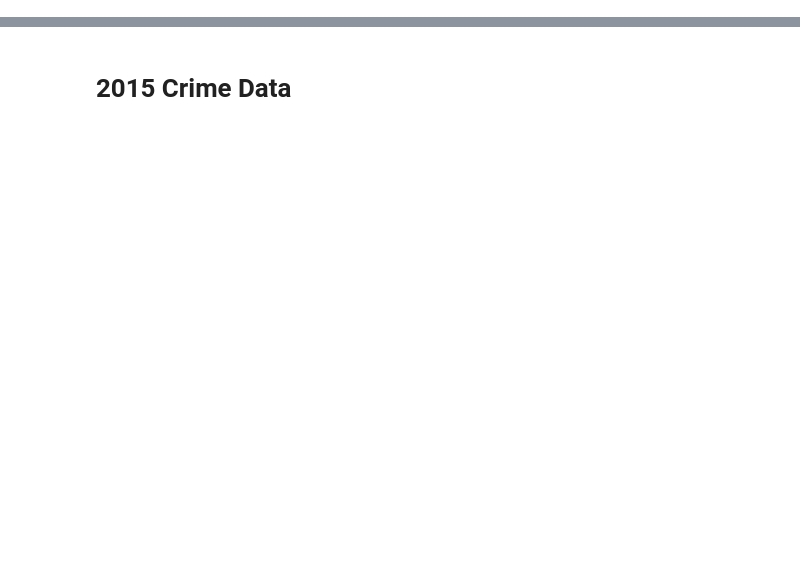
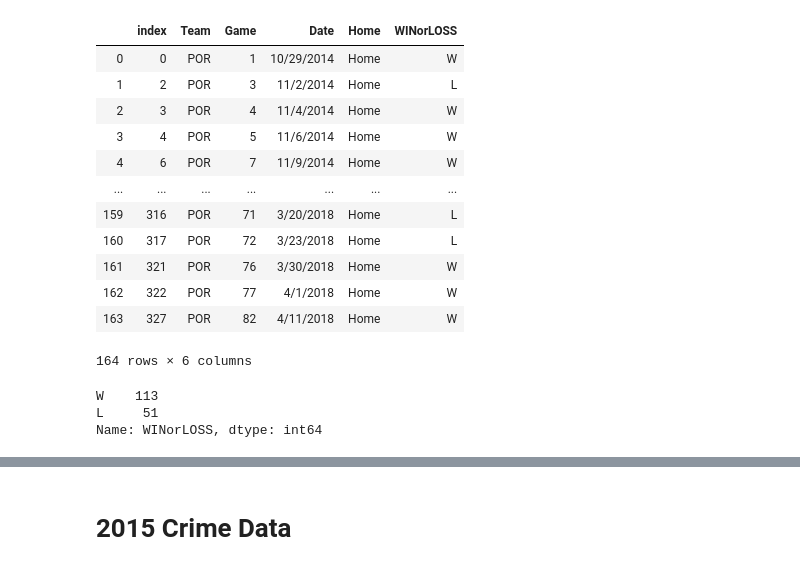
Before and after one commit to shaymusmc/Crime_TrailBlazers, a Jupyter notebook: Project_Crime_Merge.ipynb, the cells around one changed output, grey strips where cells are left out. Drawn from its saved outputs; the diff is of its cells as text; code cells hidden in the pictures; blank space fills up the shorter version.

```diff
--- a/Project_Crime_Merge.ipynb
+++ b/Project_Crime_Merge.ipynb
@@ -18,0 +33,5 @@ df_2019 = pd.read_csv(file19, encoding="ISO-8859-1")
+# %%
+#Created a new dataframe using the data_df to display columns these columns:
+organized_nba_df = nba_data[['Team','Game','Date','Home',"WINorLOSS"]]
+
+organized_nba_df.head(10)
@@ -18,0 +50,6 @@ df_2019 = pd.read_csv(file19, encoding="ISO-8859-1")
+# %%
+#extract POR team data and reset index
+trailblazers_df = organized_nba_df.loc[organized_nba_df["Team"] == "POR"]
+new_trailblazers_df = trailblazers_df.reset_index()
+#new_trailblazers_df.columns
+new_trailblazers_df.head()
@@ -18,0 +63,4 @@ df_2019 = pd.read_csv(file19, encoding="ISO-8859-1")
+# %%
+#remove index column
+blazers_df = new_trailblazers_df[['Team', 'Game', 'Date', 'Home', 'WINorLOSS']]
+blazers_df.head()
@@ -18,0 +74,4 @@ df_2019 = pd.read_csv(file19, encoding="ISO-8859-1")
+# %%
+#all home games regardless of wins and losses
+home_blazers_df = blazers_df.loc[blazers_df["Home"] == "Home"]
+home_blazers_df
@@ -18,0 +92,23 @@ df_2019 = pd.read_csv(file19, encoding="ISO-8859-1")
+# %%
+reset_home_blazers_df = home_blazers_df.reset_index()
+reset_home_blazers_df
+# %% [output]
+|  | index | Team | Game | Date | Home | WINorLOSS |
+| 0 | 0 | POR | 1 | 10/29/2014 | Home | W |
+| 1 | 2 | POR | 3 | 11/2/2014 | Home | L |
+| 2 | 3 | POR | 4 | 11/4/2014 | Home | W |
+| 3 | 4 | POR | 5 | 11/6/2014 | Home | W |
+| 4 | 6 | POR | 7 | 11/9/2014 | Home | W |
+| ... | ... | ... | ... | ... | ... | ... |
+| 159 | 316 | POR | 71 | 3/20/2018 | Home | L |
+| 160 | 317 | POR | 72 | 3/23/2018 | Home | L |
+| 161 | 321 | POR | 76 | 3/30/2018 | Home | W |
+| 162 | 322 | POR | 77 | 4/1/2018 | Home | W |
+| 163 | 327 | POR | 82 | 4/11/2018 | Home | W |
+164 rows × 6 columns
+# %%
+reset_home_blazers_df['WINorLOSS'].value_counts()
+# %% [output]
+W    113
+L     51
+Name: WINorLOSS, dtype: int64
```
Also changed, not shown: parts of 13 cells of this notebook.
